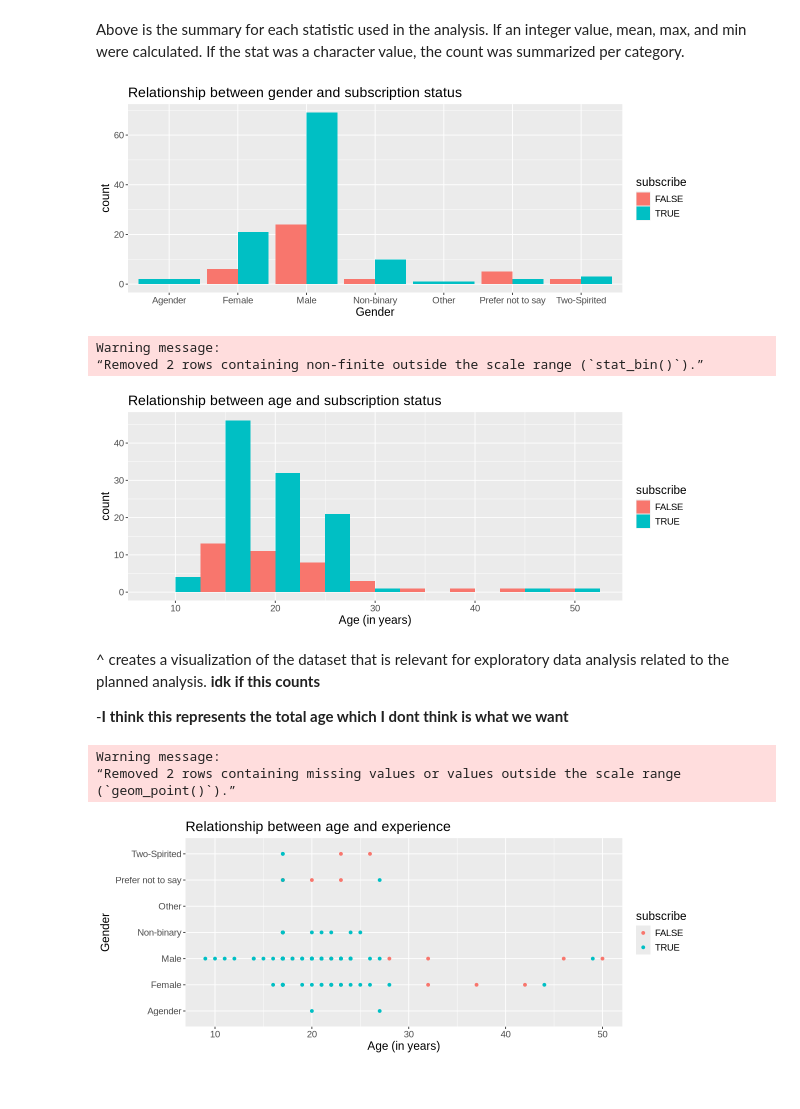
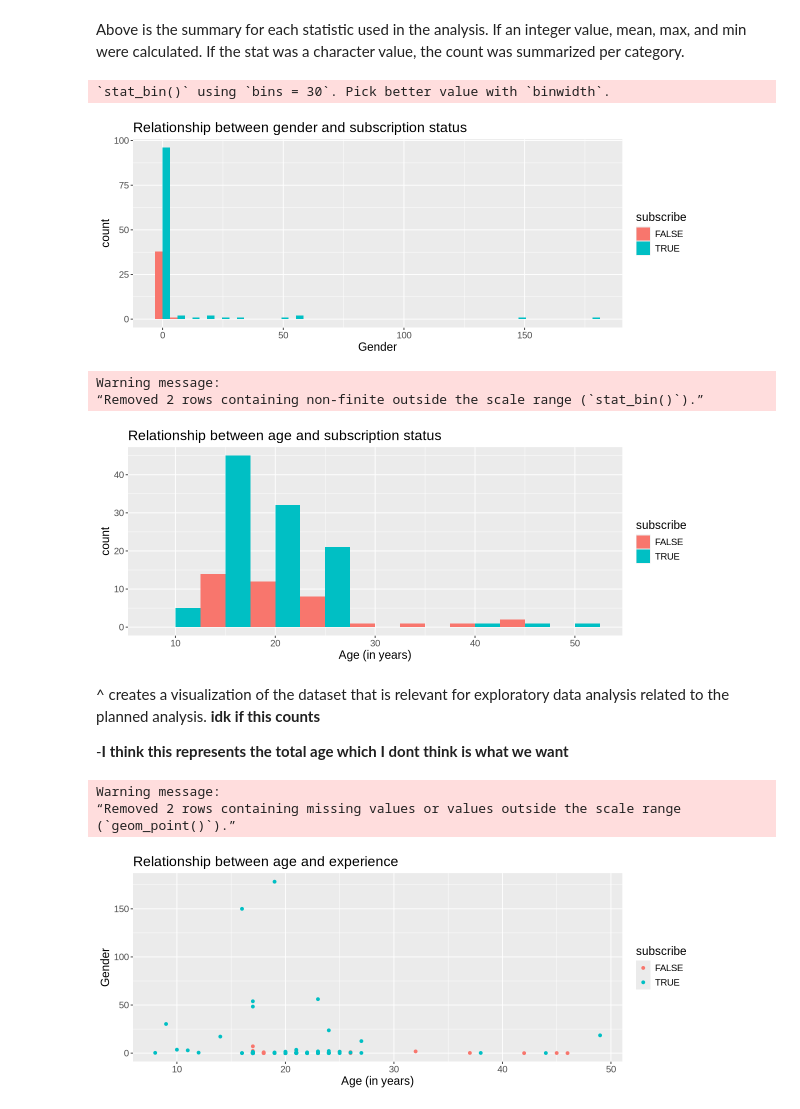
Before and after one commit to IFQXK/DSCI-100-project-group-19, a Jupyter notebook: Group Project.ipynb, the cells around one changed output. Drawn from its saved outputs; the diff is of its cells as text; code cells hidden in the pictures.

```diff
--- a/Group Project.ipynb
+++ b/Group Project.ipynb
@@ -103,8 +103,8 @@ A data.frame: 6 × 7
 | 6 | Amateur | TRUE | f58aad5996a435f16b0284a3b267f973f... | 0.0 | Adrian | Female | 17 |
 # %%
 players_data_fixed <- players_data |>
-    mutate(gender = as.factor(gender)) |>
-    select(subscribe, gender, Age)
+    mutate(subscribe = as.factor(subscribe)) |>
+    select(subscribe, played_hours, Age)
 head(players_data_fixed)
 # %% [output]
 A data.frame: 6 × 3
@@ -189,14 +170,15 @@ Above is the summary for each statistic used in the analysis. If an integer valu
 # %%
 # Scatter graph comparing age and experience
 options(repr.plot.width = 10, repr.plot.height = 4)
 gender_bar <- players_training |>
-            ggplot(aes(x = gender, fill = subscribe)) +
-            geom_bar(position = "dodge") +
+            ggplot(aes(x = played_hours, fill = subscribe)) +
+            geom_histogram(position = "dodge") +
             labs(x = "Gender", title = "Relationship between gender and subscription status") +
             theme(text = element_text(size = 14))
 gender_bar
 # %% [output]
+`stat_bin()` using `bins = 30`. Pick better value with `binwidth`.
-[figure, old version]
+[figure, new version]
 # %%
 age_histogram <- players_training |>
             ggplot(aes(x = Age, fill = subscribe)) +
@@ -207,22 +189,21 @@ age_histogram
 # %% [output]
 Warning message:
 “Removed 2 rows containing non-finite outside the scale range (`stat_bin()`).”
-[figure, old version]
+[figure, new version]
 # %% [markdown]
 ^ creates a visualization of the dataset that is relevant for exploratory data analysis related to the planned analysis. **idk if this counts**
 
 -**I think this represents the total age which I dont think is what we want**
 # %%
 scatter_plot <- players_training |>
-            ggplot(aes(x = Age, y = gender, colour = subscribe)) +
+            ggplot(aes(x = Age, y = played_hours, colour = subscribe)) +
             geom_point() +
             labs(y = "Gender", x = "Age (in years)", title = "Relationship between age and experience") +
             theme(text = element_text(size = 14))
 
-
 scatter_plot
 # %% [output]
 Warning message:
 “Removed 2 rows containing missing values or values outside the scale range
 (`geom_point()`).”
-[figure, old version]
+[figure, new version]
```
Also changed, not shown: parts of 5 cells of this notebook.
